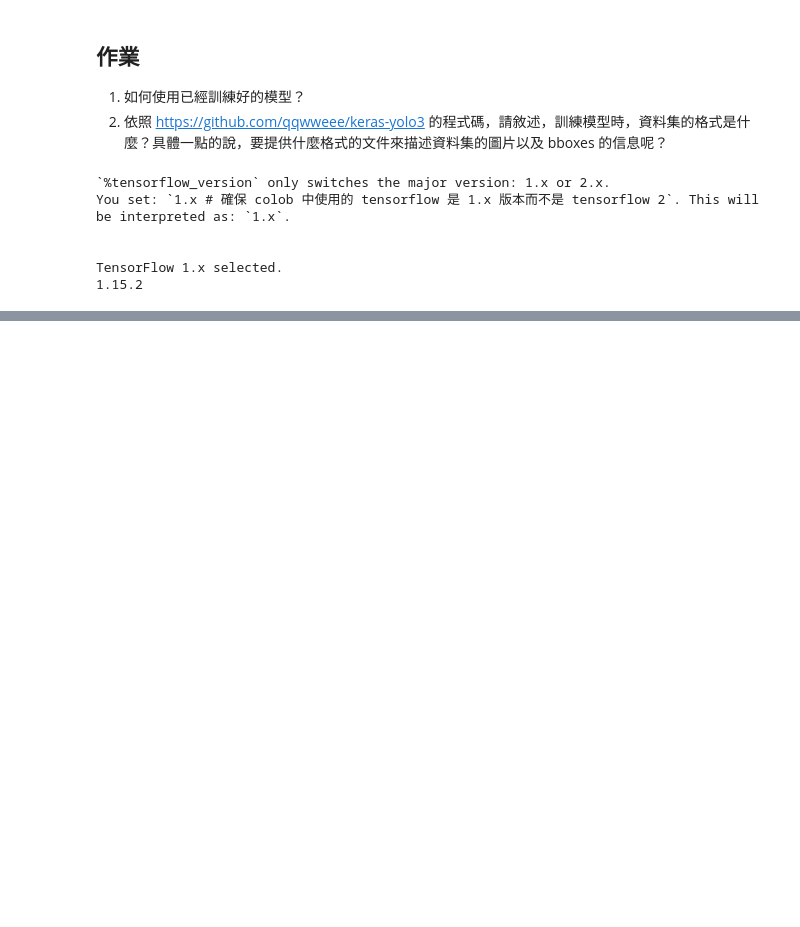
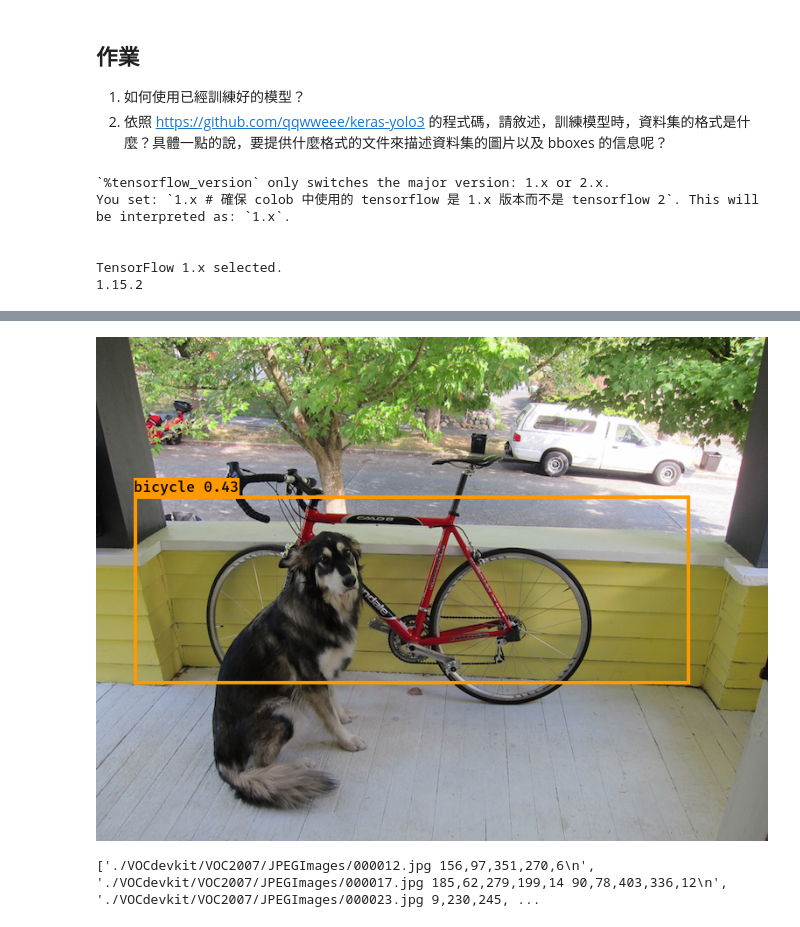
Before and after one commit to leonard723/2nd-DL-CVMarathon, a Jupyter notebook: homework/Day041_train_yolov3_HW.ipynb, the cells around one changed output, grey strips where cells are left out. Cells and saved outputs as stored; diff of their text form; code cells hidden in the pictures; blank space fills up the shorter version.

```diff
--- a/homework/Day041_train_yolov3_HW.ipynb
+++ b/homework/Day041_train_yolov3_HW.ipynb
@@ -49,3 +39,7 @@ Mounted at /content/gdrive
 # %%
 from PIL import Image
 image = Image.open('dog.jpg')
+# %%
+from yolo import YOLO
+yolo_model = YOLO(model_path='logs/000/trained_weights_final.h5', classes_path="model_data/voc_classes.txt")
+r_image = yolo_model.detect_image(image)
@@ -51,0 +65,10 @@ image = Image.open('dog.jpg')
+# %%
+r_image
+# %% [output]
+[figure, added]
+# %%
+with open("2007_train.txt", "r") as f:
+  d = f.readlines()
+print(d[:10])
+# %% [output]
+['./VOCdevkit/VOC2007/JPEGImages/000012.jpg 156,97,351,270,6\n', './VOCdevkit/VOC2007/JPEGImages/000017.jpg 185,62,279,199,14 90,78,403,336,12\n', './VOCdevkit/VOC2007/JPEGImages/000023.jpg 9,230,245, ...
```
Also changed, not shown: parts of 3 cells of this notebook.
